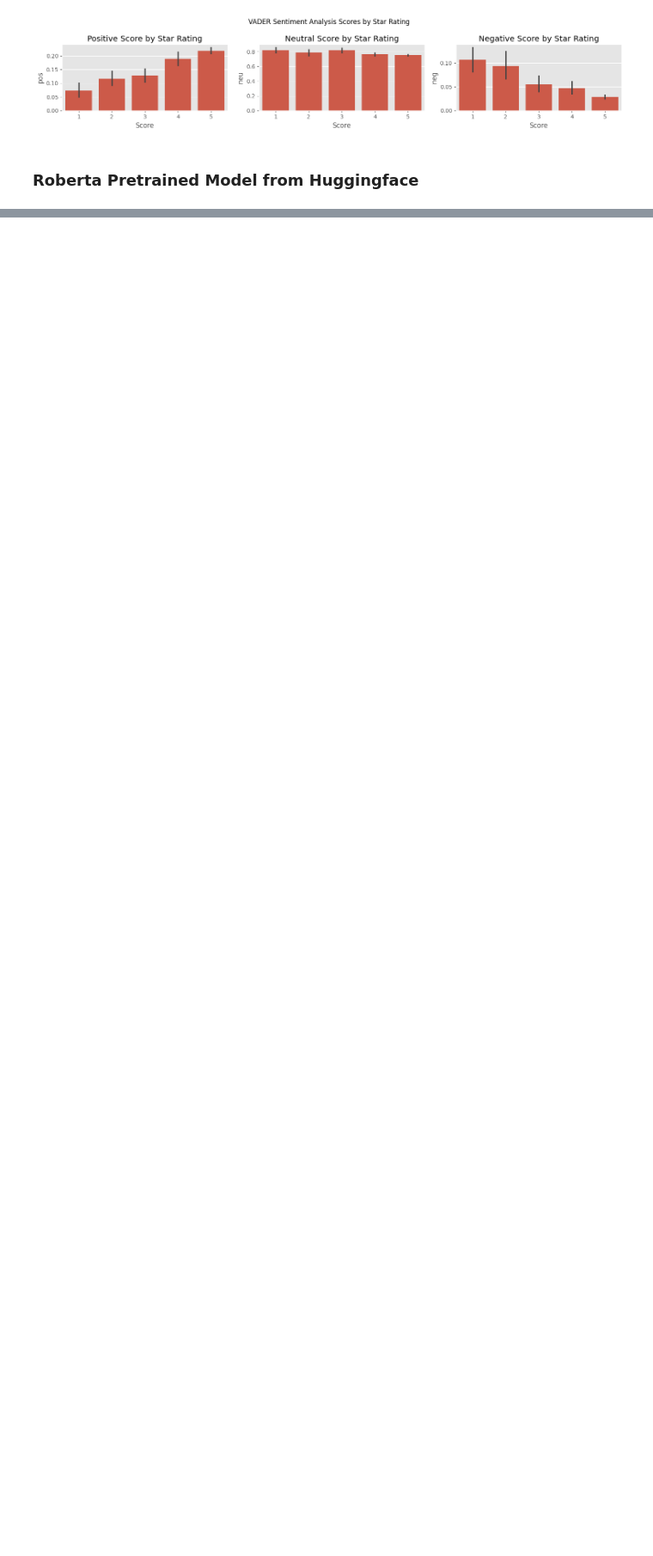
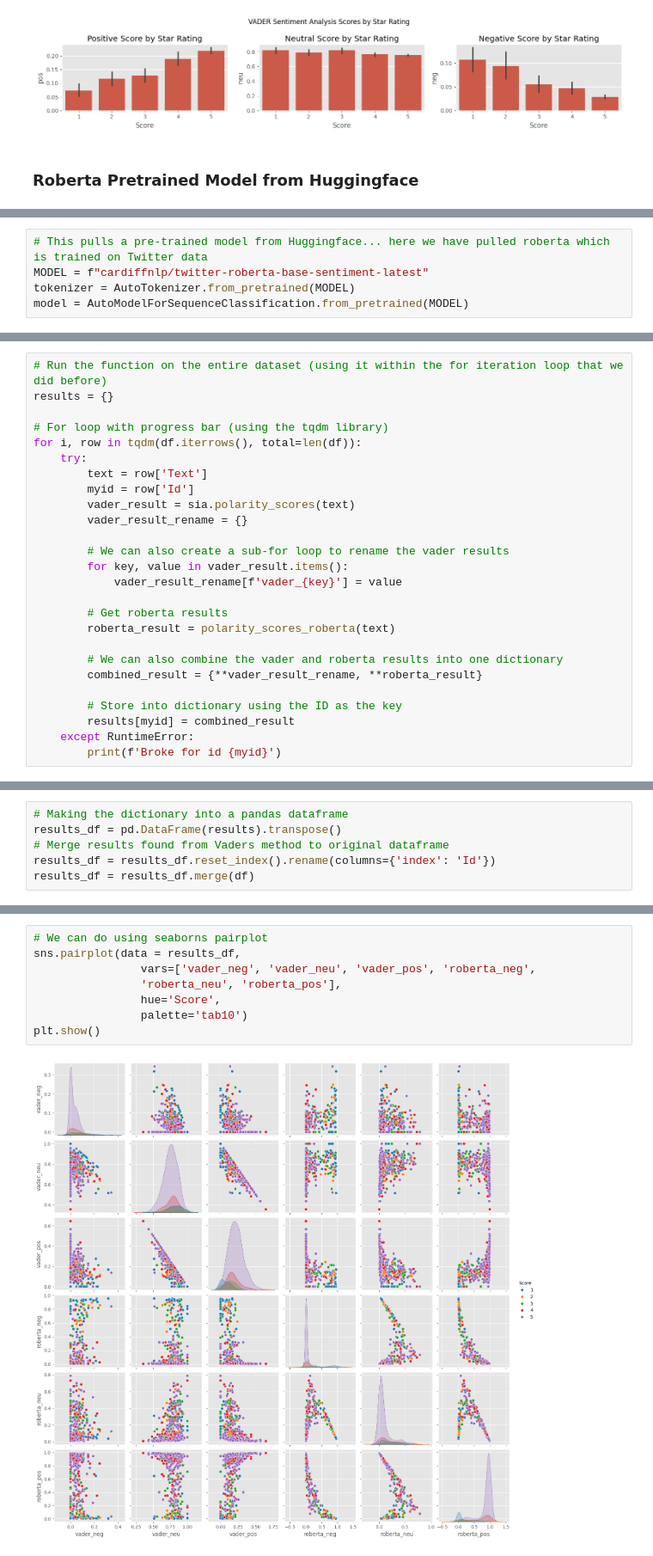
Before and after one commit to hivan04/amzn-nlp-analysis, a Jupyter notebook: main.ipynb, the cells around one changed output, grey strips where cells are left out. Shown at 86% size. Cells and saved outputs as stored; diff of their text form; blank space fills up the shorter version.

```diff
--- a/main.ipynb
+++ b/main.ipynb
@@ -336,0 +342,5 @@ The `ci` parameter is deprecated. Use `errorbar=('ci', 95)` for the same effect.
+# %%
+# This pulls a pre-trained model from Huggingface... here we have pulled roberta which is trained on Twitter data
+MODEL = f"cardiffnlp/twitter-roberta-base-sentiment-latest"
+tokenizer = AutoTokenizer.from_pretrained(MODEL)
+model = AutoModelForSequenceClassification.from_pretrained(MODEL)
@@ -336,0 +429,26 @@ The `ci` parameter is deprecated. Use `errorbar=('ci', 95)` for the same effect.
+# %%
+# Run the function on the entire dataset (using it within the for iteration loop that we did before)
+results = {}
+
+# For loop with progress bar (using the tqdm library)
+for i, row in tqdm(df.iterrows(), total=len(df)):
+    try:
+        text = row['Text']
+        myid = row['Id']
+        vader_result = sia.polarity_scores(text)
+        vader_result_rename = {}
+
+        # We can also create a sub-for loop to rename the vader results
+        for key, value in vader_result.items():
+            vader_result_rename[f'vader_{key}'] = value
+
+        # Get roberta results
+        roberta_result = polarity_scores_roberta(text)
+
+        # We can also combine the vader and roberta results into one dictionary
+        combined_result = {**vader_result_rename, **roberta_result}
+
+        # Store into dictionary using the ID as the key
+        results[myid] = combined_result
+    except RuntimeError:
+        print(f'Broke for id {myid}')
@@ -336,0 +458,6 @@ The `ci` parameter is deprecated. Use `errorbar=('ci', 95)` for the same effect.
+# %%
+# Making the dictionary into a pandas dataframe
+results_df = pd.DataFrame(results).transpose()
+# Merge results found from Vaders method to original dataframe
+results_df = results_df.reset_index().rename(columns={'index': 'Id'})
+results_df = results_df.merge(df)
@@ -336,0 +475,10 @@ The `ci` parameter is deprecated. Use `errorbar=('ci', 95)` for the same effect.
+# %%
+# We can do using seaborns pairplot
+sns.pairplot(data = results_df,
+                vars=['vader_neg', 'vader_neu', 'vader_pos', 'roberta_neg',
+                'roberta_neu', 'roberta_pos'],
+                hue='Score',
+                palette='tab10')
+plt.show()
+# %% [output]
+[figure, added]
```
Also changed, not shown: parts of 15 cells of this notebook, 1 other file.
